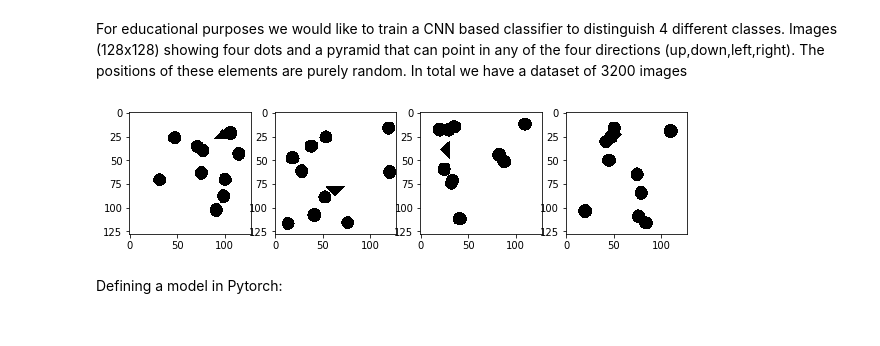
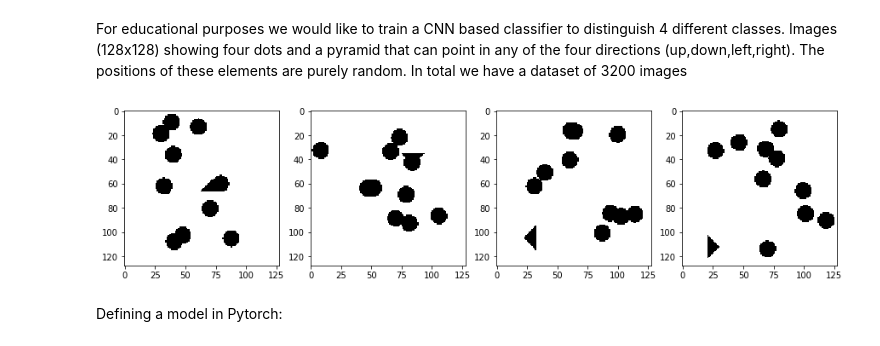
Before and after one commit to arechberger/model_lookilooki, a Jupyter notebook: notebooks/training.ipynb, the cells around one changed output. Saved outputs shown, nothing was run; the diff lists cells and outputs as text; code cells hidden in the pictures.

```diff
--- a/notebooks/training.ipynb
+++ b/notebooks/training.ipynb
@@ -11,16 +14,25 @@ import numpy as np
+# %%
+def normalize(data, m, s):
+    return (data-m)/s
+
+def normalize_to(train, valid):
+    m,s = train.mean(),train.std()
+    return normalize(train, m, s), normalize(valid, m, s)
 # %%
-import pickle #seriealizing and deserializing data in python
-import bz2 #for zipping data, we do this because we keep the data in a git repository for simplicity
-traindata = pickle.load(bz2.BZ2File('../data/train.pickle.bz2','r'))
+# import pickle #seriealizing and deserializing data in python
+# import bz2 #for zipping data, we do this because we keep the data in a git repository for simplicity
+# traindata = pickle.load(bz2.BZ2File('../data/train.pickle.bz2','r'))
+x_train,y_train,x_valid,y_valid = luke_data.get_data()
+x_train,x_valid = normalize_to(x_train,x_valid)
 # %% [markdown]
 For educational purposes we would like to train a CNN based classifier to distinguish 4 different classes. Images (128x128) showing four dots and a pyramid that can point in any of the four directions (up,down,left,right). The positions of these elements are purely random. In total we have a dataset of 3200 images
 # %%
-plt.figure(figsize=(10,5))
-for i in range(4):
+plt.figure(figsize=(15,5))
+for i,ii in enumerate([0,4,2,8]):
     plt.subplot(1,4,i+1)
-    plt.imshow(traindata[800*i][0], cmap='gray')
+    plt.imshow(x_train[ii][0], cmap='gray')
 # %% [output]
-[figure, old version]
+[figure, new version]
 # %%
 import torch
 import torch.nn as nn
```
Also changed, not shown: parts of 8 cells of this notebook, 3 other files.
